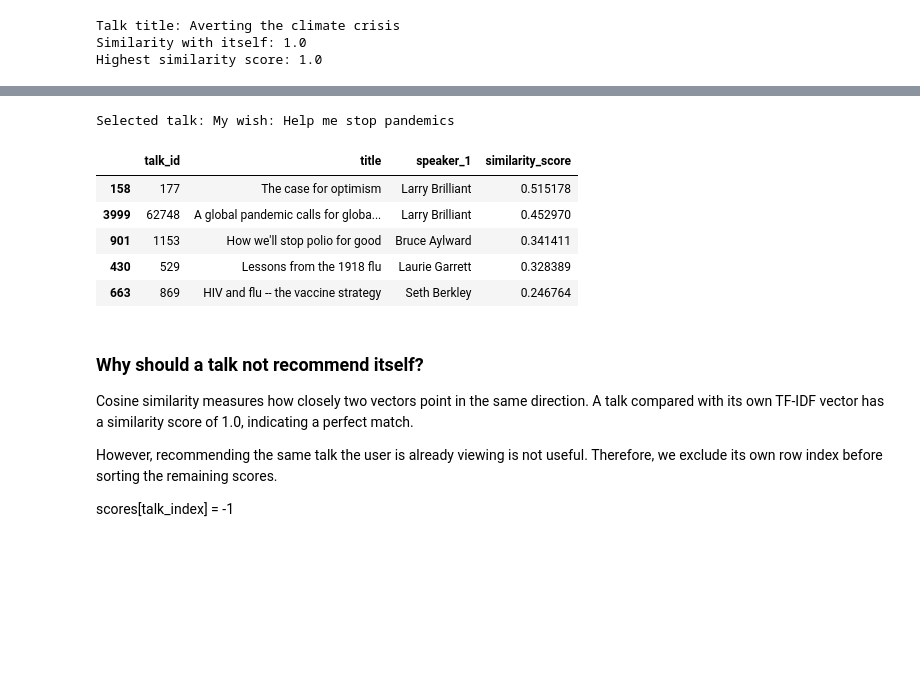
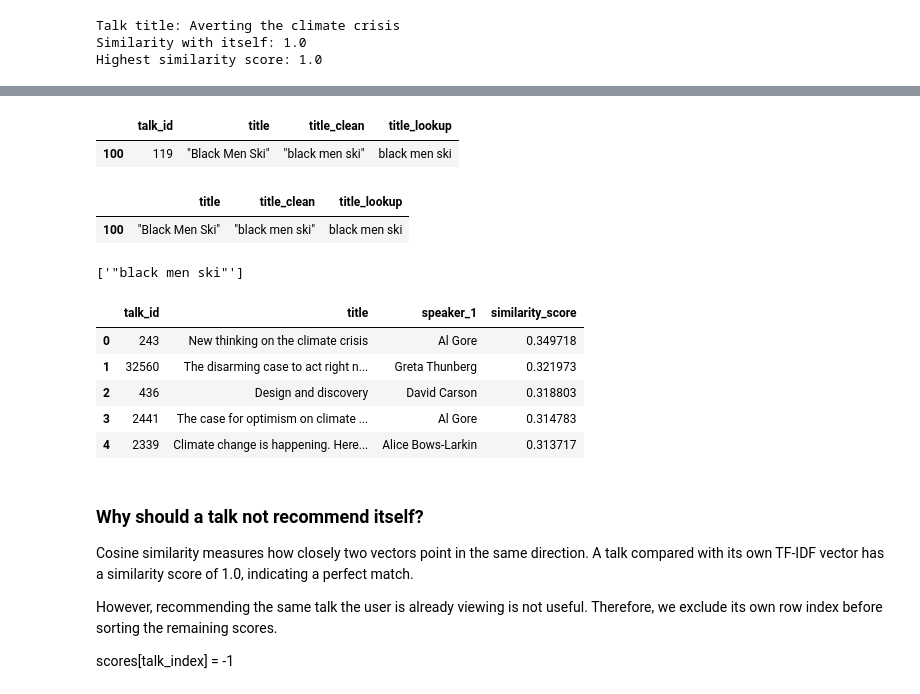
Before and after one commit to springboardmentor098/TED-TALK-RECOMMENDATION-SYSTEM, a Jupyter notebook: notebooks/04_tfidf_vectorization.ipynb, the cells around one changed output, grey strips where cells are left out. Cells and saved outputs as stored; diff of their text form; code cells hidden in the pictures; blank space fills up the shorter version.

Commit message:
Content Based Recommendation Done

```diff
--- a/notebooks/04_tfidf_vectorization.ipynb
+++ b/notebooks/04_tfidf_vectorization.ipynb
@@ -156,21 +156,3 @@ print("Highest similarity score:", scores.max())
 Talk title: Averting the climate crisis
 Similarity with itself: 1.0
 Highest similarity score: 1.0
-# %%
-# Select the first TED Talk
-talk_index = 0
-
-# Get similarity scores for this talk
-scores = similarity_matrix[talk_index].copy()
-
-# Prevent the talk from recommending itself
-scores[talk_index] = -1
-
-# Get indices of the 5 most similar talks
-top_indices = np.argsort(scores)[::-1][:5]
-
-# Display the recommendations
-recommendations = df.iloc[top_indices][["talk_id", "title", "speaker_1"]].copy()
-recommendations["similarity_score"] = scores[top_indices]
-
-display(recommendations)
@@ -201,10 +159,34 @@ def recommend_similar_talks(talk_index, top_n=5):
-# %%
-recommend_similar_talks(10, top_n=5)
-# %% [output]
-Selected talk: My wish: Help me stop pandemics
-|  | talk_id | title | speaker_1 | similarity_score |
-| 158 | 177 | The case for optimism | Larry Brilliant | 0.515178 |
-| 3999 | 62748 | A global pandemic calls for globa... | Larry Brilliant | 0.452970 |
-| 901 | 1153 | How we'll stop polio for good | Bruce Aylward | 0.341411 |
-| 430 | 529 | Lessons from the 1918 flu | Laurie Garrett | 0.328389 |
-| 663 | 869 | HIV and flu -- the vaccine strategy | Seth Berkley | 0.246764 |
+# %%
+# Create a normalized title column for matching user input
+df["title_lookup"] = (
+    df["title_clean"]
+    .fillna("")
+    .astype(str)
+    .str.strip()
+    .str.strip('"')
+    .str.strip("'")
+    .str.casefold()
+)
+# %%
+df.loc[
+    df["title"].str.contains("Black Men Ski", case=False, na=False),
+    ["talk_id", "title", "title_clean", "title_lookup"]
+]
+# %% [output]
+|  | talk_id | title | title_clean | title_lookup |
+| 100 | 119 | "Black Men Ski" | "black men ski" | black men ski |
+# %%
+df.loc[
+    df["title_clean"].str.contains("Black Men Ski", case=False, na=False),
+    ["title", "title_clean", "title_lookup"]
+]
+# %% [output]
+|  | title | title_clean | title_lookup |
+| 100 | "Black Men Ski" | "black men ski" | black men ski |
+# %%
+df.loc[
+    df["title"].str.contains("Black Men Ski", case=False, na=False),
+    "title_clean"
+].tolist()
+# %% [output]
+['"black men ski"']
@@ -211,3 +238,17 @@ Selected talk: My wish: Help me stop pandemics
+# %%
+recommendations = recommend_talks(
+    "Averting the climate crisis",
+    top_n=5
+)
+
+display(recommendations)
+# %% [output]
+|  | talk_id | title | speaker_1 | similarity_score |
+| 0 | 243 | New thinking on the climate crisis | Al Gore | 0.349718 |
+| 1 | 32560 | The disarming case to act right n... | Greta Thunberg | 0.321973 |
+| 2 | 436 | Design and discovery | David Carson | 0.318803 |
+| 3 | 2441 | The case for optimism on climate ... | Al Gore | 0.314783 |
+| 4 | 2339 | Climate change is happening. Here... | Alice Bows-Larkin | 0.313717 |
 # %% [markdown]
 ### Why should a talk not recommend itself?
 
```
Also changed, not shown: parts of 7 cells of this notebook, 2 other files.
